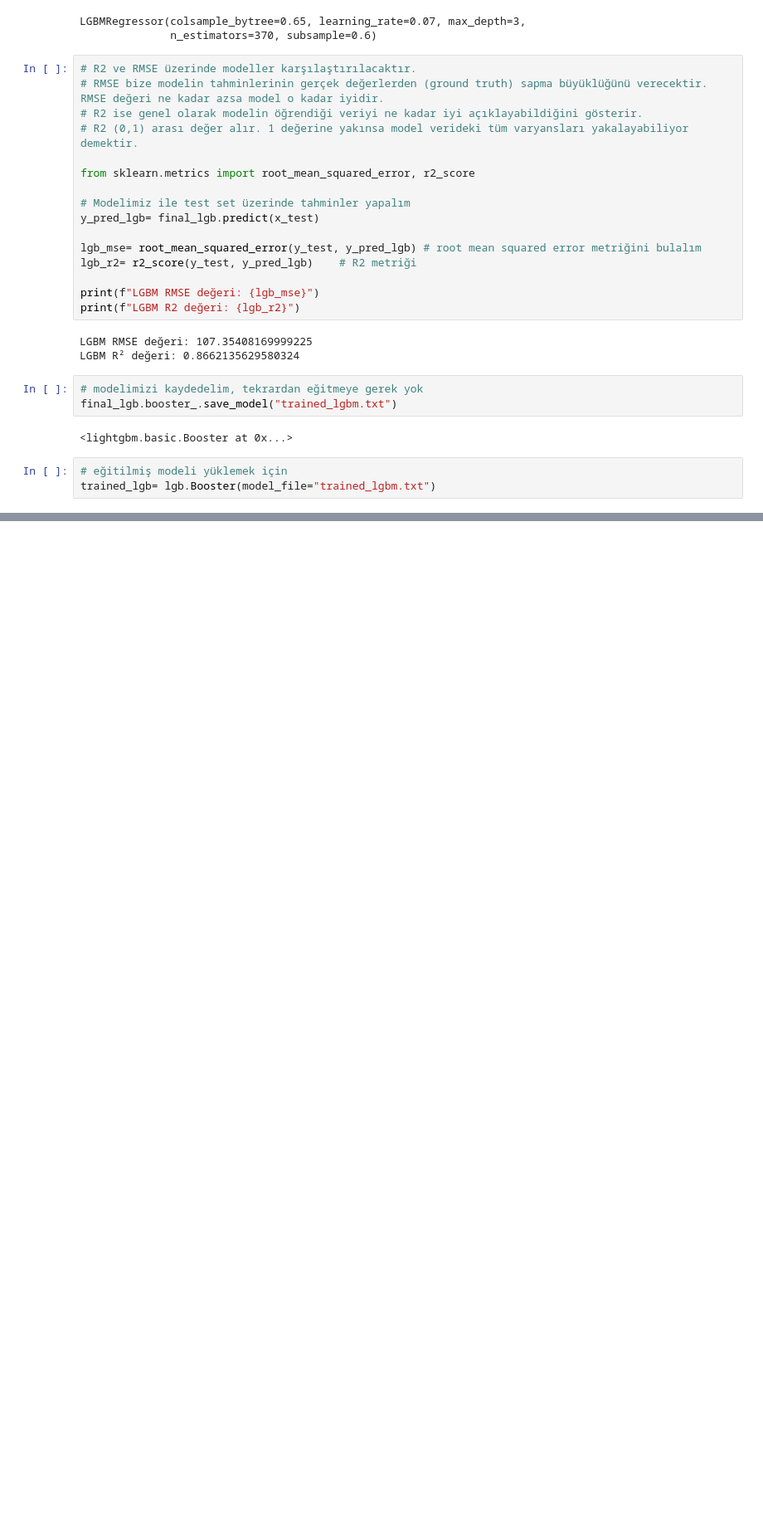
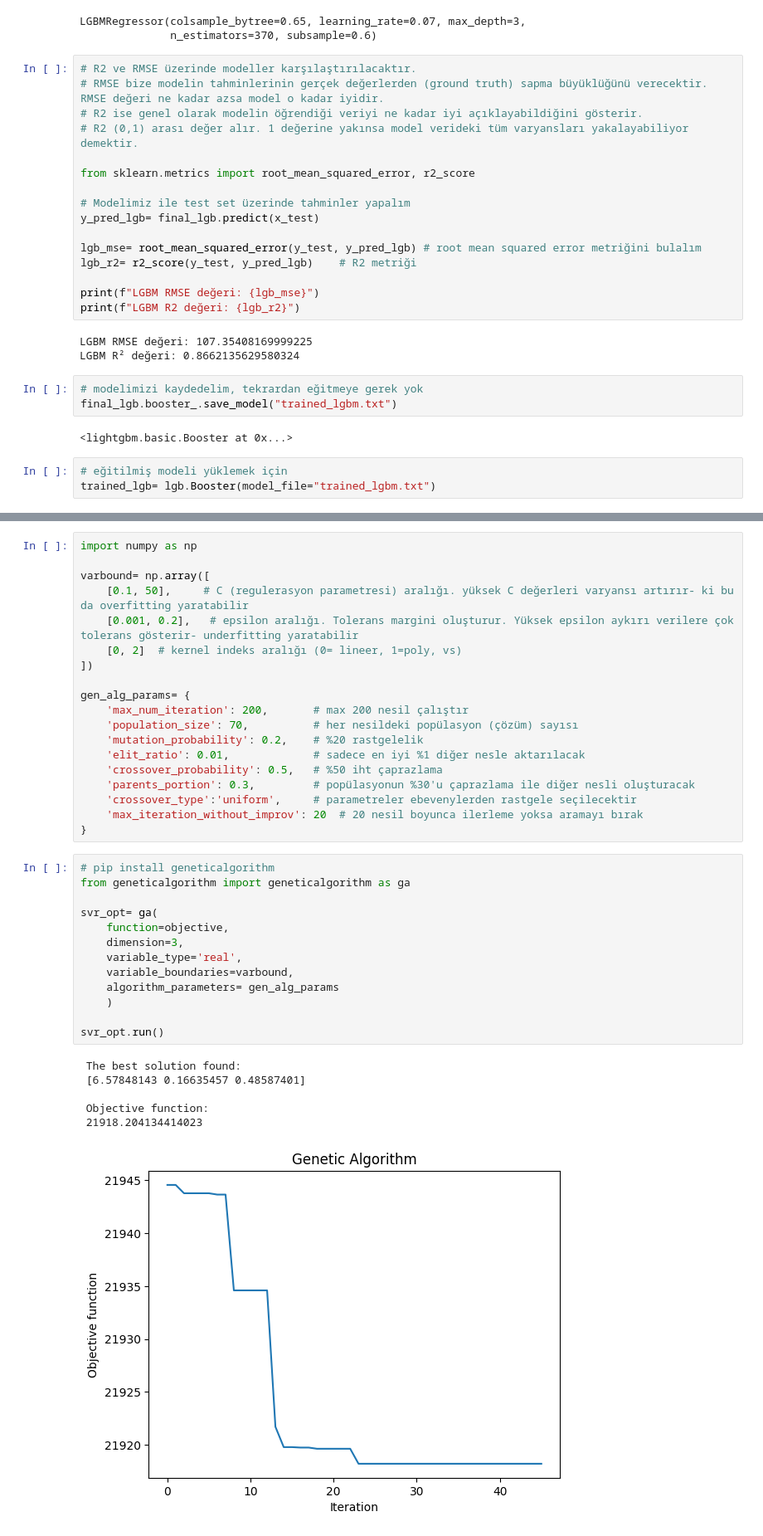
Before and after one commit to EreenKara/Burned_Calories_Model, a Jupyter notebook: Burned_Calories_Machine_Learning_Project.ipynb, the cells around one changed output, grey strips where cells are left out. Shown at 83% size. Drawn from its saved outputs; the diff is of its cells as text; blank space fills up the shorter version.

```diff
--- a/Burned_Calories_Machine_Learning_Project.ipynb
+++ b/Burned_Calories_Machine_Learning_Project.ipynb
@@ -940,0 +960,39 @@ trained_lgb= lgb.Booster(model_file="trained_lgbm.txt")
+# %%
+import numpy as np
+
+varbound= np.array([
+    [0.1, 50],     # C (regulerasyon parametresi) aralığı. yüksek C değerleri varyansı artırır- ki bu da overfitting yaratabilir
+    [0.001, 0.2],   # epsilon aralığı. Tolerans margini oluşturur. Yüksek epsilon aykırı verilere çok tolerans gösterir- underfitting yaratabilir
+    [0, 2]  # kernel indeks aralığı (0= lineer, 1=poly, vs)
+])
+
+gen_alg_params= {
+    'max_num_iteration': 200,       # max 200 nesil çalıştır
+    'population_size': 70,          # her nesildeki popülasyon (çözüm) sayısı
+    'mutation_probability': 0.2,    # %20 rastgelelik
+    'elit_ratio': 0.01,             # sadece en iyi %1 diğer nesle aktarılacak
+    'crossover_probability': 0.5,   # %50 iht çaprazlama
+    'parents_portion': 0.3,         # popülasyonun %30'u çaprazlama ile diğer nesli oluşturacak
+    'crossover_type':'uniform',     # parametreler ebevenylerden rastgele seçilecektir
+    'max_iteration_without_improv': 20  # 20 nesil boyunca ilerleme yoksa aramayı bırak
+}
+# %%
+# pip install geneticalgorithm
+from geneticalgorithm import geneticalgorithm as ga
+
+svr_opt= ga(
+    function=objective,
+    dimension=3,
+    variable_type='real',
+    variable_boundaries=varbound,
+    algorithm_parameters= gen_alg_params
+    )
+
+svr_opt.run()
+# %% [output]
+ The best solution found:
+ [6.57848143 0.16635457 0.48587401]
+
+ Objective function:
+ 21918.204134414023
+[figure, added]
```
Also changed, not shown: parts of 12 cells of this notebook, 1 other file.
